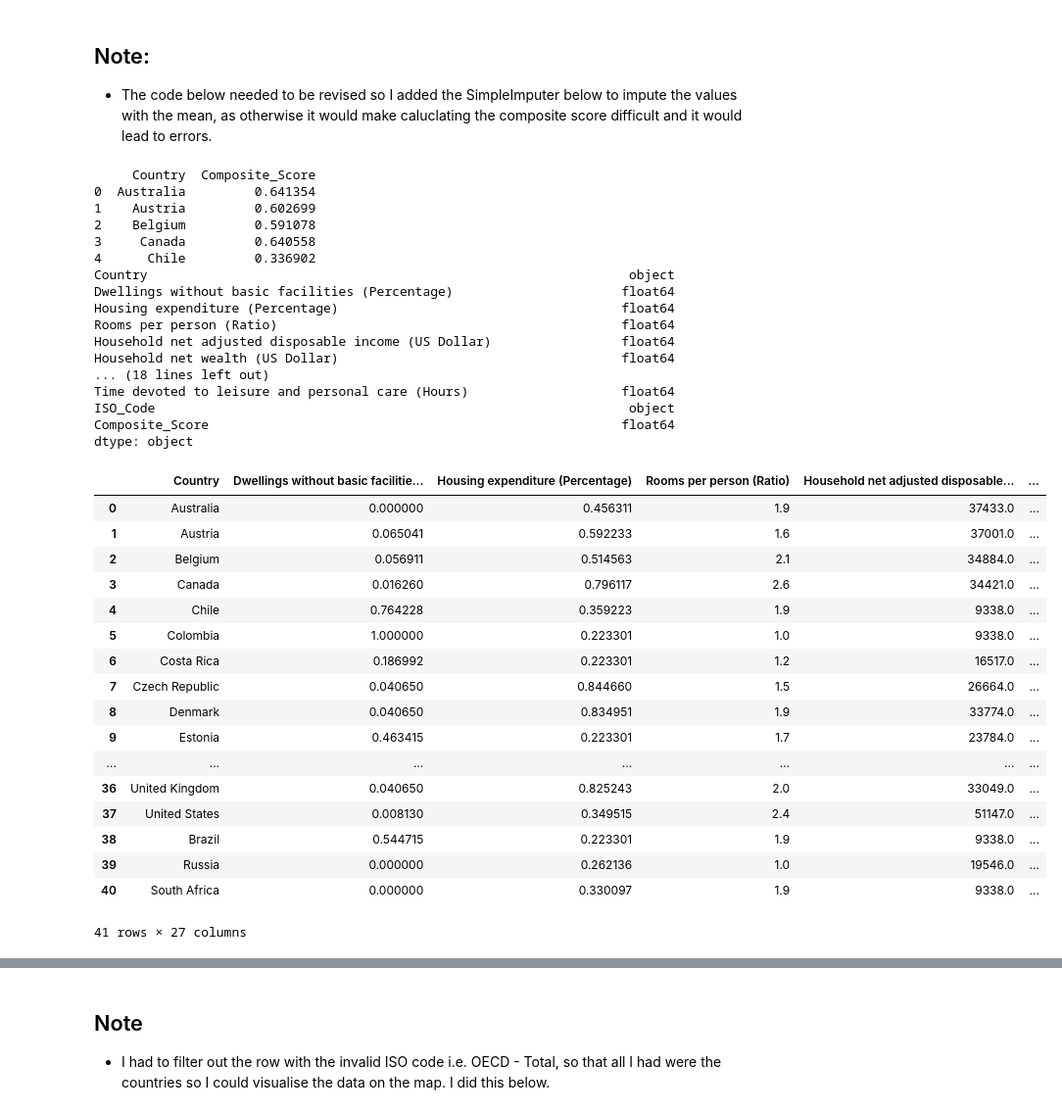
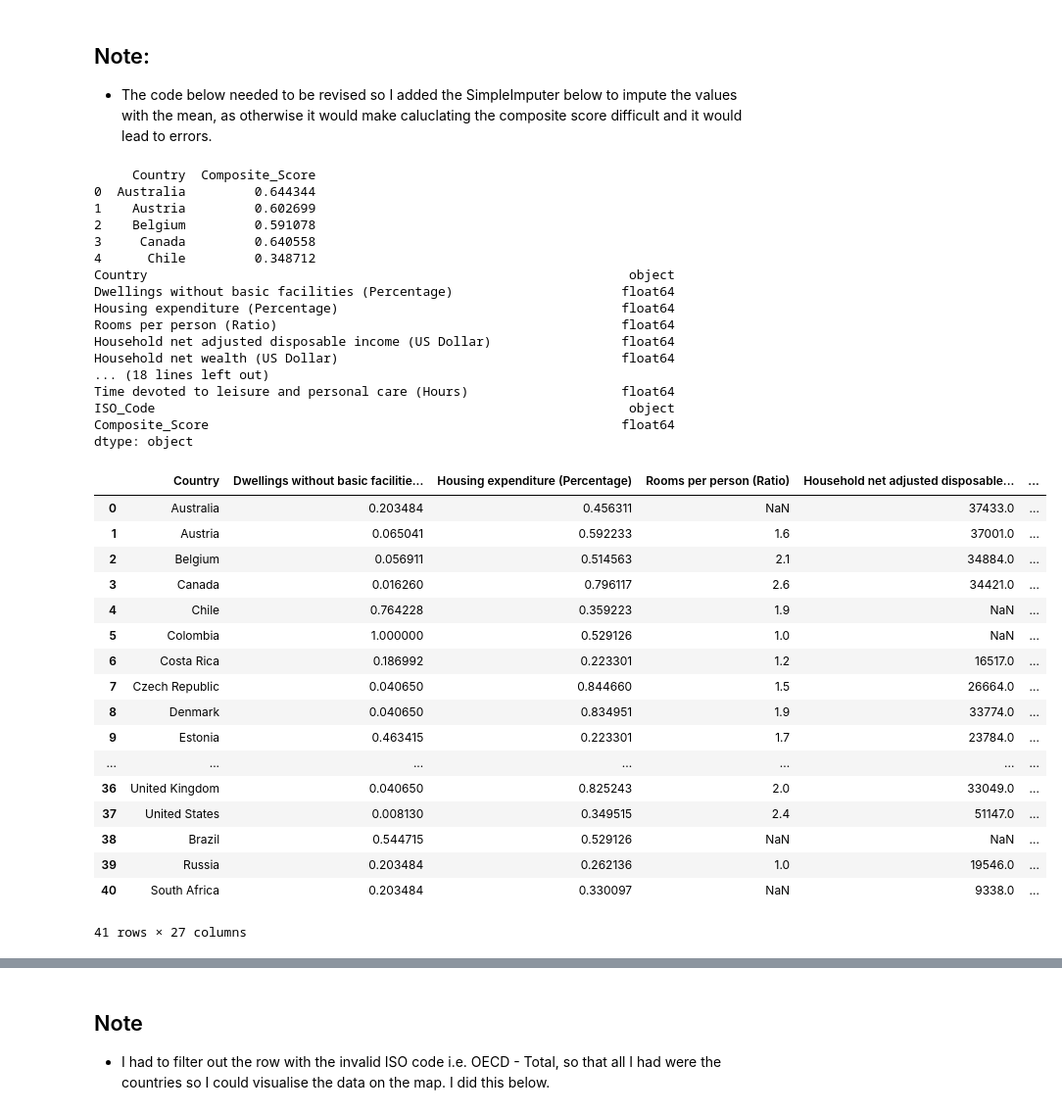
Before and after one commit to dayyanmirza/Data_Visualisation_Quality_Of_Life_Data, a Jupyter notebook: CSC3833_Data_Visualisation.ipynb, the cells around one changed output, grey strips where cells are left out. Shown at 98% size. Saved outputs shown, nothing was run; the diff lists cells and outputs as text; code cells hidden in the pictures.

```diff
--- a/CSC3833_Data_Visualisation.ipynb
+++ b/CSC3833_Data_Visualisation.ipynb
@@ -124,18 +141,3 @@ dtype: object
 41 rows × 25 columns
 # %% [markdown]
 Impute Missing Values
-# %%
-def impute_mean(column):
-    if column.dtype in [np.float64, np.int64]:  # Checks if the column is numeric
-        return column.mean()
-    else:
-        # For the non-numeric column, return the mode or a default value
-        return column.mode()[0]
-
-# Impute missing values with the mean value of the column (if numeric)
-for column in df_outliers_removed.columns:
-    df_outliers_removed[column].fillna(impute_mean(df_outliers_removed[column]), inplace=True)
-
-print(df_outliers_removed.dtypes)
-
-df_outliers_removed.head(50)
@@ -679,42 +645,42 @@ for col in columns_for_score + columns_to_invert:
 
 # Invert the necessary columns after scaling
 for col in columns_to_invert:
     df_outliers_removed[col] = 1 - df_outliers_removed[col]
 
 # Calculate the 'Composite_Score' as the mean of the selected columns
 df_outliers_removed['Composite_Score'] = df_outliers_removed[columns_for_score].mean(axis=1)
 
 # Check the results
 print(df_outliers_removed[['Country', 'Composite_Score']].head())
 
 print(df_outliers_removed.dtypes)
 
-df_outliers_removed.head(50)
+df_outliers_removed.head(45)
 # %% [output]
      Country  Composite_Score
-0  Australia         0.641354
+0  Australia         0.644344
 1    Austria         0.602699
 2    Belgium         0.591078
 3     Canada         0.640558
-4      Chile         0.336902
+4      Chile         0.348712
 Country                                                               object
 Dwellings without basic facilities (Percentage)                      float64
 Housing expenditure (Percentage)                                     float64
 Rooms per person (Ratio)                                             float64
 Household net adjusted disposable income (US Dollar)                 float64
 Household net wealth (US Dollar)                                     float64
 ... (18 lines left out)
 Time devoted to leisure and personal care (Hours)                    float64
 ISO_Code                                                              object
 Composite_Score                                                      float64
 dtype: object
 |  | Country | Dwellings without basic facilitie... | Housing expenditure (Percentage) | Rooms per person (Ratio) | Household net adjusted disposable... | ... |
-| 0 | Australia | 0.000000 | 0.456311 | 1.9 | 37433.0 | ... |
+| 0 | Australia | 0.203484 | 0.456311 | NaN | 37433.0 | ... |
 | 1 | Austria | 0.065041 | 0.592233 | 1.6 | 37001.0 | ... |
 | 2 | Belgium | 0.056911 | 0.514563 | 2.1 | 34884.0 | ... |
 | 3 | Canada | 0.016260 | 0.796117 | 2.6 | 34421.0 | ... |
-| 4 | Chile | 0.764228 | 0.359223 | 1.9 | 9338.0 | ... |
-| 5 | Colombia | 1.000000 | 0.223301 | 1.0 | 9338.0 | ... |
+| 4 | Chile | 0.764228 | 0.359223 | 1.9 | NaN | ... |
+| 5 | Colombia | 1.000000 | 0.529126 | 1.0 | NaN | ... |
 | 6 | Costa Rica | 0.186992 | 0.223301 | 1.2 | 16517.0 | ... |
 | 7 | Czech Republic | 0.040650 | 0.844660 | 1.5 | 26664.0 | ... |
 | 8 | Denmark | 0.040650 | 0.834951 | 1.9 | 33774.0 | ... |
@@ -722,7 +688,7 @@ dtype: object
 | ... | ... | ... | ... | ... | ... | ... |
 | 36 | United Kingdom | 0.040650 | 0.825243 | 2.0 | 33049.0 | ... |
 | 37 | United States | 0.008130 | 0.349515 | 2.4 | 51147.0 | ... |
-| 38 | Brazil | 0.544715 | 0.223301 | 1.9 | 9338.0 | ... |
-| 39 | Russia | 0.000000 | 0.262136 | 1.0 | 19546.0 | ... |
-| 40 | South Africa | 0.000000 | 0.330097 | 1.9 | 9338.0 | ... |
+| 38 | Brazil | 0.544715 | 0.529126 | NaN | NaN | ... |
+| 39 | Russia | 0.203484 | 0.262136 | 1.0 | 19546.0 | ... |
+| 40 | South Africa | 0.203484 | 0.330097 | NaN | 9338.0 | ... |
 41 rows × 27 columns
```
Also changed, not shown: parts of 28 cells of this notebook, 7 other files.
